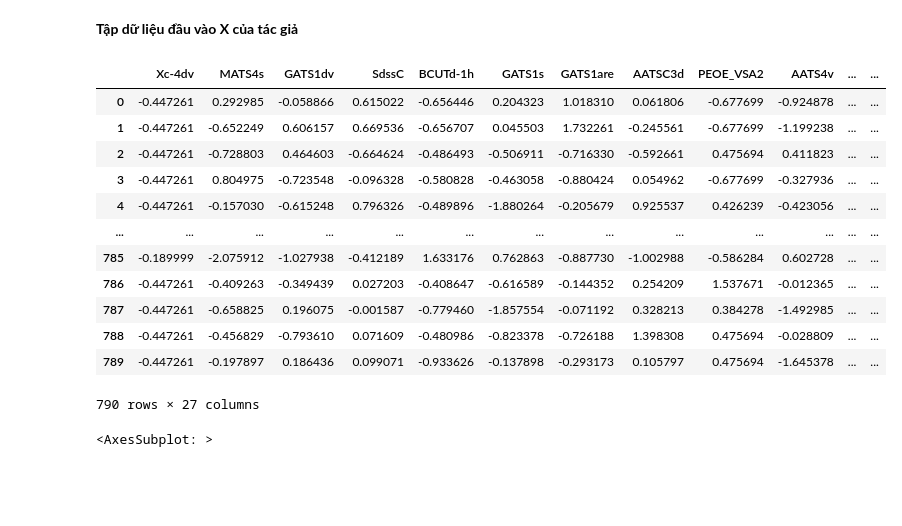
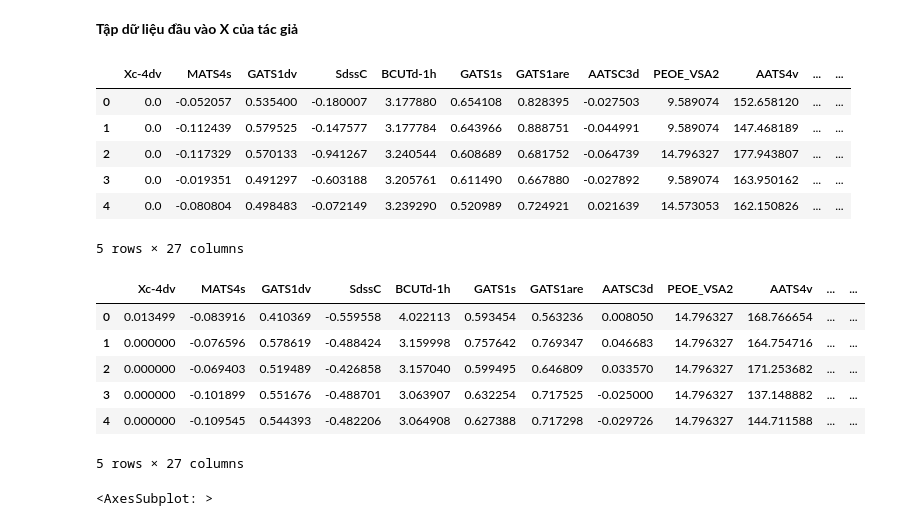
Before and after one commit to Lelvels/phamarcy_code, a Jupyter notebook: My HDAC3/my-hdac3-modred copy.ipynb, the cells around one changed output. Drawn from its saved outputs; the diff is of its cells as text; code cells hidden in the pictures; blank space fills up the shorter version.

```diff
--- a/My HDAC3/my-hdac3-modred copy.ipynb
+++ b/My HDAC3/my-hdac3-modred copy.ipynb
@@ -65,5 +65,5 @@ X_Test_des = sc.transform(test_np)
 # %%
-train_modred_descriptors = pd.DataFrame(X_Train_des, columns=train_modred_descriptors.columns)
+train_modred_descriptors = pd.DataFrame(train_np, columns=train_modred_descriptors.columns)
 train_modred_descriptors.head()
 # %% [output]
 |  | ABC | ABCGG | nAcid | nBase | SpAbs_A | SpMax_A | SpDiam_A | SpAD_A | SpMAD_A | LogEE_A | ... | ... |
@@ -115,23 +110,18 @@ __Tập dữ liệu đầu vào X của tác giả__
 # %%
 authors_features = ['Xc-4dv', 'MATS4s', 'GATS1dv', 'SdssC', 'BCUTd-1h', 'GATS1s', 'GATS1are', 'AATSC3d'
                     , 'PEOE_VSA2', 'AATS4v', 'AATS4Z', 'GATS3d', 'MATS3m', 'AXp-5dv', 'EState_VSA4',
                     'ETA_eta_L', 'ATSC5m', 'RotRatio', 'SsNH2', 'ETA_epsilon_5', 'SlogP_VSA2',
                     'MID_N', 'EState_VSA5', 'Xc-5dv', 'JGI5', 'GATS5pe', 'AATSC4d']
 X_Train_author = pd.DataFrame()
 for feature in authors_features:
     X_Train_author[feature] = train_modred_descriptors[feature]
-X_Train_author
+X_Train_author = X_Train_author.astype(float)
+X_Train_author.head()
 # %% [output]
 |  | Xc-4dv | MATS4s | GATS1dv | SdssC | BCUTd-1h | GATS1s | GATS1are | AATSC3d | PEOE_VSA2 | AATS4v | ... | ... |
-| 0 | -0.447261 | 0.292985 | -0.058866 | 0.615022 | -0.656446 | 0.204323 | 1.018310 | 0.061806 | -0.677699 | -0.924878 | ... | ... |
-| 1 | -0.447261 | -0.652249 | 0.606157 | 0.669536 | -0.656707 | 0.045503 | 1.732261 | -0.245561 | -0.677699 | -1.199238 | ... | ... |
-| 2 | -0.447261 | -0.728803 | 0.464603 | -0.664624 | -0.486493 | -0.506911 | -0.716330 | -0.592661 | 0.475694 | 0.411823 | ... | ... |
-| 3 | -0.447261 | 0.804975 | -0.723548 | -0.096328 | -0.580828 | -0.463058 | -0.880424 | 0.054962 | -0.677699 | -0.327936 | ... | ... |
-| 4 | -0.447261 | -0.157030 | -0.615248 | 0.796326 | -0.489896 | -1.880264 | -0.205679 | 0.925537 | 0.426239 | -0.423056 | ... | ... |
-| ... | ... | ... | ... | ... | ... | ... | ... | ... | ... | ... | ... | ... |
-| 785 | -0.189999 | -2.075912 | -1.027938 | -0.412189 | 1.633176 | 0.762863 | -0.887730 | -1.002988 | -0.586284 | 0.602728 | ... | ... |
-| 786 | -0.447261 | -0.409263 | -0.349439 | 0.027203 | -0.408647 | -0.616589 | -0.144352 | 0.254209 | 1.537671 | -0.012365 | ... | ... |
-| 787 | -0.447261 | -0.658825 | 0.196075 | -0.001587 | -0.779460 | -1.857554 | -0.071192 | 0.328213 | 0.384278 | -1.492985 | ... | ... |
-| 788 | -0.447261 | -0.456829 | -0.793610 | 0.071609 | -0.480986 | -0.823378 | -0.726188 | 1.398308 | 0.475694 | -0.028809 | ... | ... |
-| 789 | -0.447261 | -0.197897 | 0.186436 | 0.099071 | -0.933626 | -0.137898 | -0.293173 | 0.105797 | 0.475694 | -1.645378 | ... | ... |
+| 0 | 0.0 | -0.052057 | 0.535400 | -0.180007 | 3.177880 | 0.654108 | 0.828395 | -0.027503 | 9.589074 | 152.658120 | ... | ... |
+| 1 | 0.0 | -0.112439 | 0.579525 | -0.147577 | 3.177784 | 0.643966 | 0.888751 | -0.044991 | 9.589074 | 147.468189 | ... | ... |
+| 2 | 0.0 | -0.117329 | 0.570133 | -0.941267 | 3.240544 | 0.608689 | 0.681752 | -0.064739 | 14.796327 | 177.943807 | ... | ... |
+| 3 | 0.0 | -0.019351 | 0.491297 | -0.603188 | 3.205761 | 0.611490 | 0.667880 | -0.027892 | 9.589074 | 163.950162 | ... | ... |
+| 4 | 0.0 | -0.080804 | 0.498483 | -0.072149 | 3.239290 | 0.520989 | 0.724921 | 0.021639 | 14.573053 | 162.150826 | ... | ... |
-790 rows × 27 columns
+5 rows × 27 columns
@@ -137,0 +130,14 @@ X_Train_author
+# %%
+X_Test_author_des = pd.DataFrame()
+for feature in X_Train_author.columns:
+    X_Test_author_des[feature] = test_mordred_descriptors[feature]
+X_Test_author_des = X_Test_author_des.astype(float)
+X_Test_author_des.head()
+# %% [output]
+|  | Xc-4dv | MATS4s | GATS1dv | SdssC | BCUTd-1h | GATS1s | GATS1are | AATSC3d | PEOE_VSA2 | AATS4v | ... | ... |
+| 0 | 0.013499 | -0.083916 | 0.410369 | -0.559558 | 4.022113 | 0.593454 | 0.563236 | 0.008050 | 14.796327 | 168.766654 | ... | ... |
+| 1 | 0.000000 | -0.076596 | 0.578619 | -0.488424 | 3.159998 | 0.757642 | 0.769347 | 0.046683 | 14.796327 | 164.754716 | ... | ... |
+| 2 | 0.000000 | -0.069403 | 0.519489 | -0.426858 | 3.157040 | 0.599495 | 0.646809 | 0.033570 | 14.796327 | 171.253682 | ... | ... |
+| 3 | 0.000000 | -0.101899 | 0.551676 | -0.488701 | 3.063907 | 0.632254 | 0.717525 | -0.025000 | 14.796327 | 137.148882 | ... | ... |
+| 4 | 0.000000 | -0.109545 | 0.544393 | -0.482206 | 3.064908 | 0.627388 | 0.717298 | -0.029726 | 14.796327 | 144.711588 | ... | ... |
+5 rows × 27 columns
```
Also changed, not shown: parts of 12 cells of this notebook, 2 other files.
